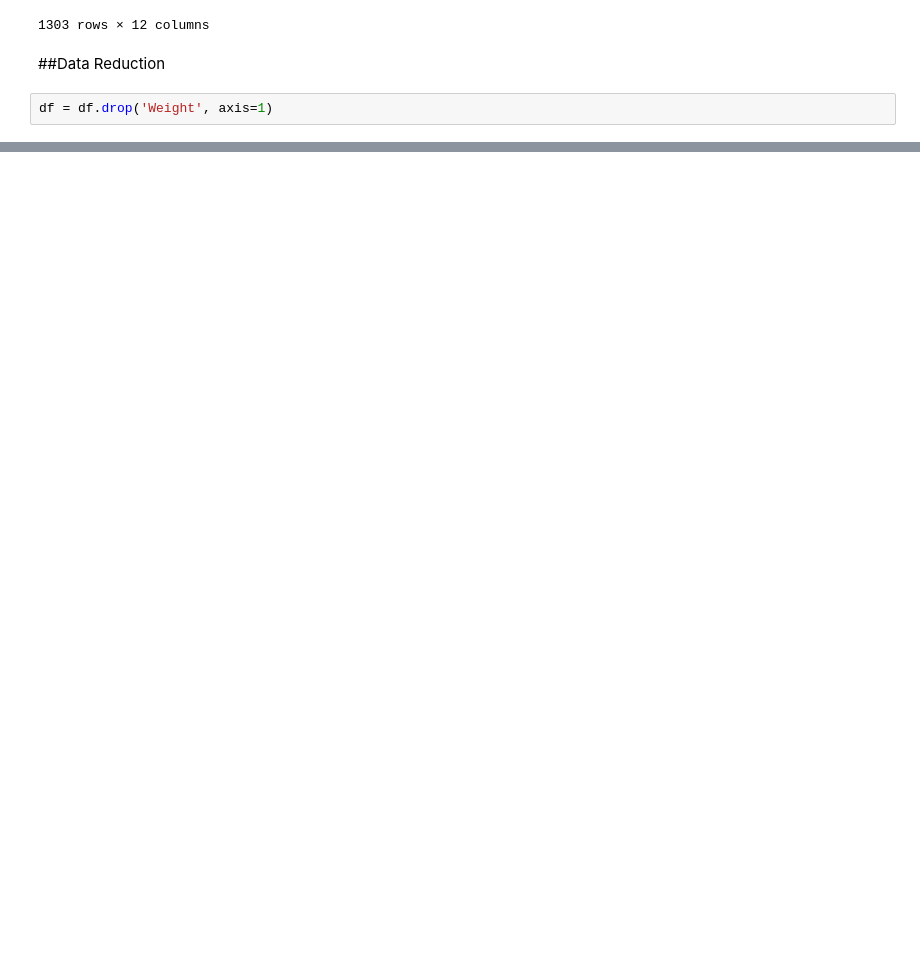
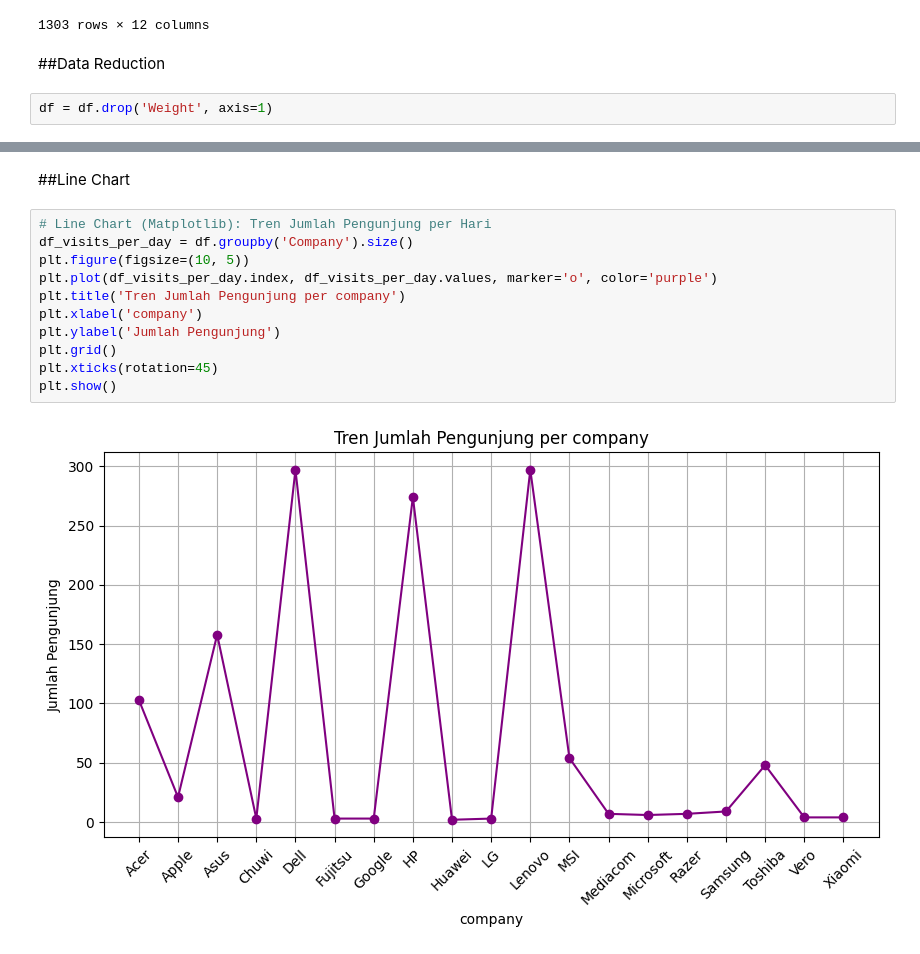
Before and after one commit to yuliuspune15/Tugas-AVD, a Jupyter notebook: Yulius_Pune'__2409116110.ipynb, the cells around one changed output, grey strips where cells are left out. Drawn from its saved outputs; the diff is of its cells as text; blank space fills up the shorter version.

```diff
--- a/Yulius_Pune'__2409116110.ipynb
+++ b/Yulius_Pune'__2409116110.ipynb
@@ -403,0 +465,15 @@ df
+# %% [markdown]
+##Line Chart
+# %%
+# Line Chart (Matplotlib): Tren Jumlah Pengunjung per Hari
+df_visits_per_day = df.groupby('Company').size()
+plt.figure(figsize=(10, 5))
+plt.plot(df_visits_per_day.index, df_visits_per_day.values, marker='o', color='purple')
+plt.title('Tren Jumlah Pengunjung per company')
+plt.xlabel('company')
+plt.ylabel('Jumlah Pengunjung')
+plt.grid()
+plt.xticks(rotation=45)
+plt.show()
+# %% [output]
+[figure, added]
```
Also changed, not shown: parts of 35 cells of this notebook.
